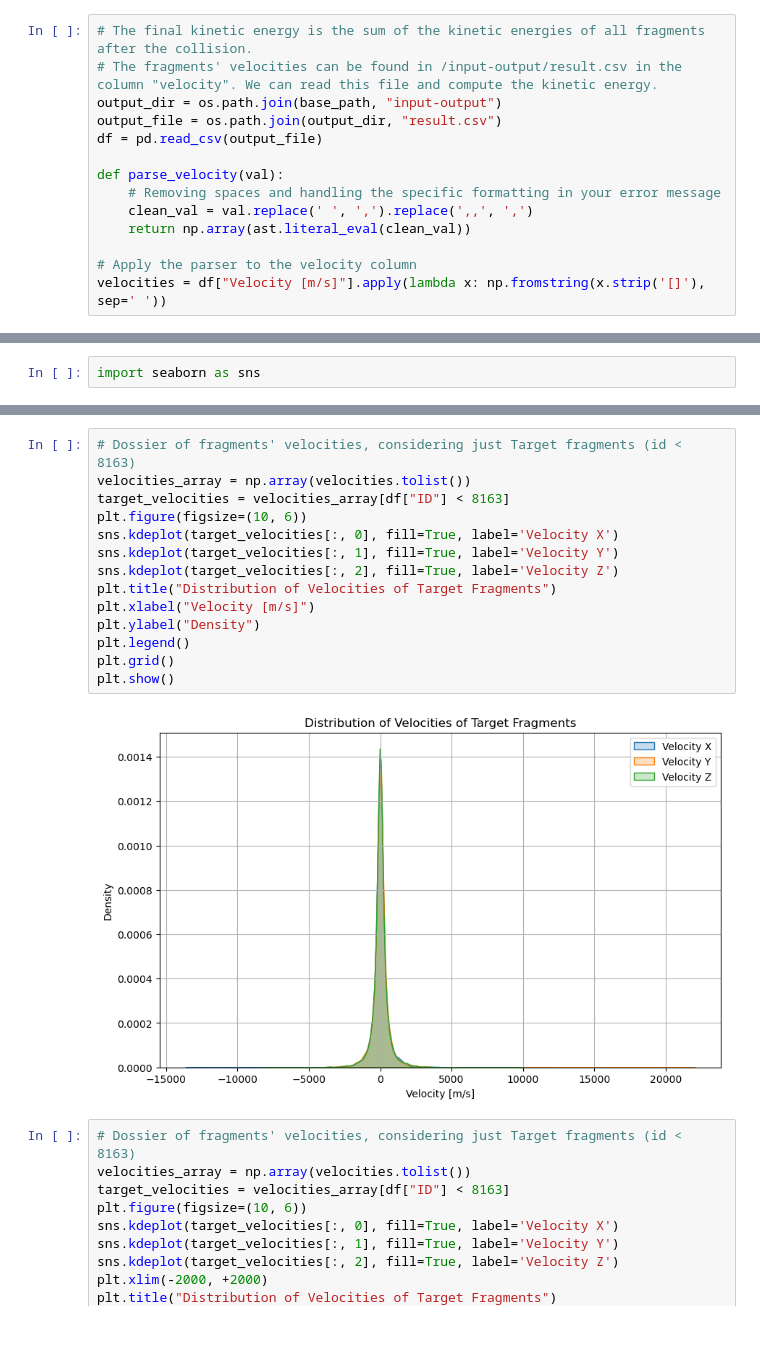
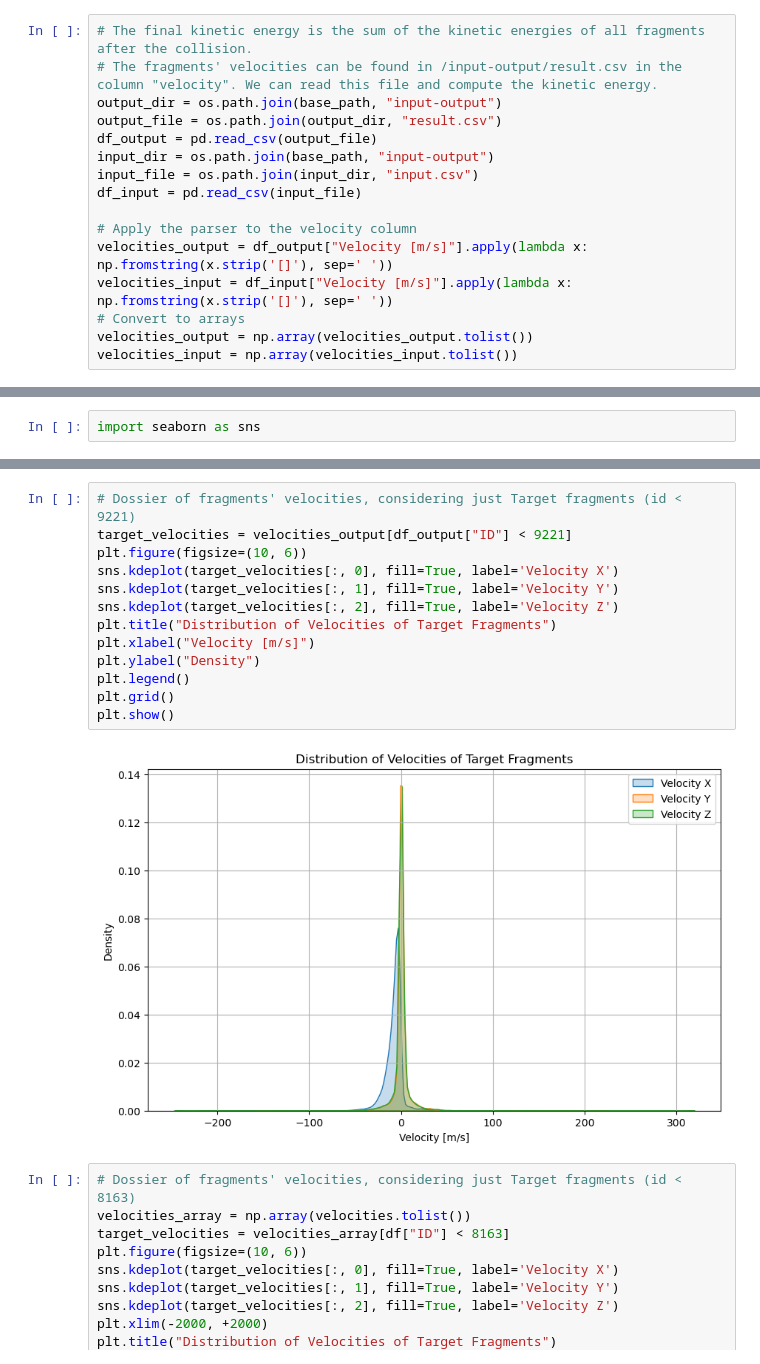
Before and after one commit to andreasaporito/NASA-breakup-model-cpp, a Jupyter notebook: AkantuComparison/0-angle-39-Jg-NOMC/simulation.ipynb, the cells around one changed output, grey strips where cells are left out. Saved outputs shown, nothing was run; the diff lists cells and outputs as text; blank space fills up the shorter version.

```diff
--- a/AkantuComparison/0-angle-39-Jg-NOMC/simulation.ipynb
+++ b/AkantuComparison/0-angle-39-Jg-NOMC/simulation.ipynb
@@ -119,13 +129,15 @@ Falling back to a static output.
 # The fragments' velocities can be found in /input-output/result.csv in the column "velocity". We can read this file and compute the kinetic energy.
 output_dir = os.path.join(base_path, "input-output")
 output_file = os.path.join(output_dir, "result.csv")
-df = pd.read_csv(output_file)
-
-def parse_velocity(val):
-    # Removing spaces and handling the specific formatting in your error message
-    clean_val = val.replace(' ', ',').replace(',,', ',')
-    return np.array(ast.literal_eval(clean_val))
+df_output = pd.read_csv(output_file)
+input_dir = os.path.join(base_path, "input-output")
+input_file = os.path.join(input_dir, "input.csv")
+df_input = pd.read_csv(input_file)
 
 # Apply the parser to the velocity column
-velocities = df["Velocity [m/s]"].apply(lambda x: np.fromstring(x.strip('[]'), sep=' '))
+velocities_output = df_output["Velocity [m/s]"].apply(lambda x: np.fromstring(x.strip('[]'), sep=' '))
+velocities_input = df_input["Velocity [m/s]"].apply(lambda x: np.fromstring(x.strip('[]'), sep=' '))
+# Convert to arrays
+velocities_output = np.array(velocities_output.tolist())
+velocities_input = np.array(velocities_input.tolist())
 # %%
@@ -216,19 +208,18 @@ plt.show()
 # %%
-# Dossier of fragments' velocities, considering just Target fragments (id < 8163)
-velocities_array = np.array(velocities.tolist())
-target_velocities = velocities_array[df["ID"] < 8163]
+# Dossier of fragments' velocities, considering just Target fragments (id < 9221)
+target_velocities = velocities_output[df_output["ID"] < 9221]
 plt.figure(figsize=(10, 6))
 sns.kdeplot(target_velocities[:, 0], fill=True, label='Velocity X')
 sns.kdeplot(target_velocities[:, 1], fill=True, label='Velocity Y')
 sns.kdeplot(target_velocities[:, 2], fill=True, label='Velocity Z')
 plt.title("Distribution of Velocities of Target Fragments")
 plt.xlabel("Velocity [m/s]")
 plt.ylabel("Density")
 plt.legend()
 plt.grid()
 plt.show()
 # %% [output]
-[figure, old version]
+[figure, new version]
 # %%
 # Dossier of fragments' velocities, considering just Target fragments (id < 8163)
 velocities_array = np.array(velocities.tolist())
```
Also changed, not shown: parts of 21 cells of this notebook, 6 other files.
